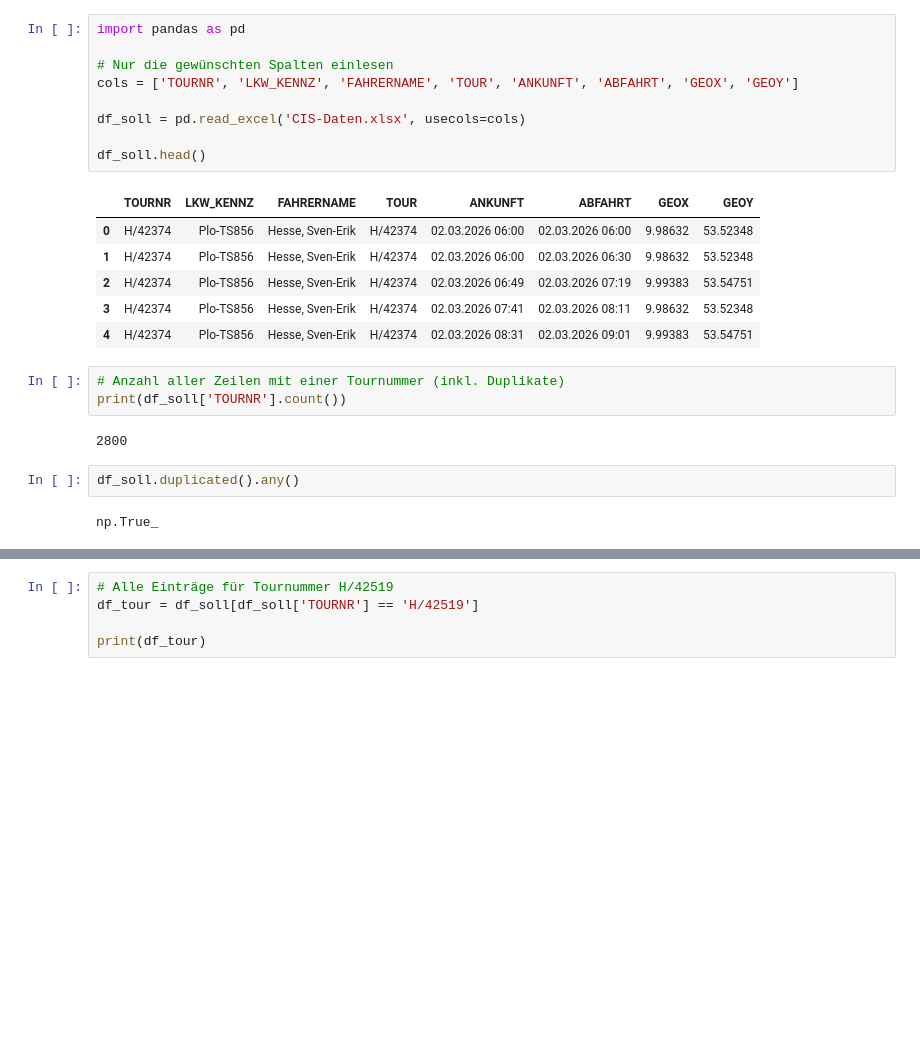
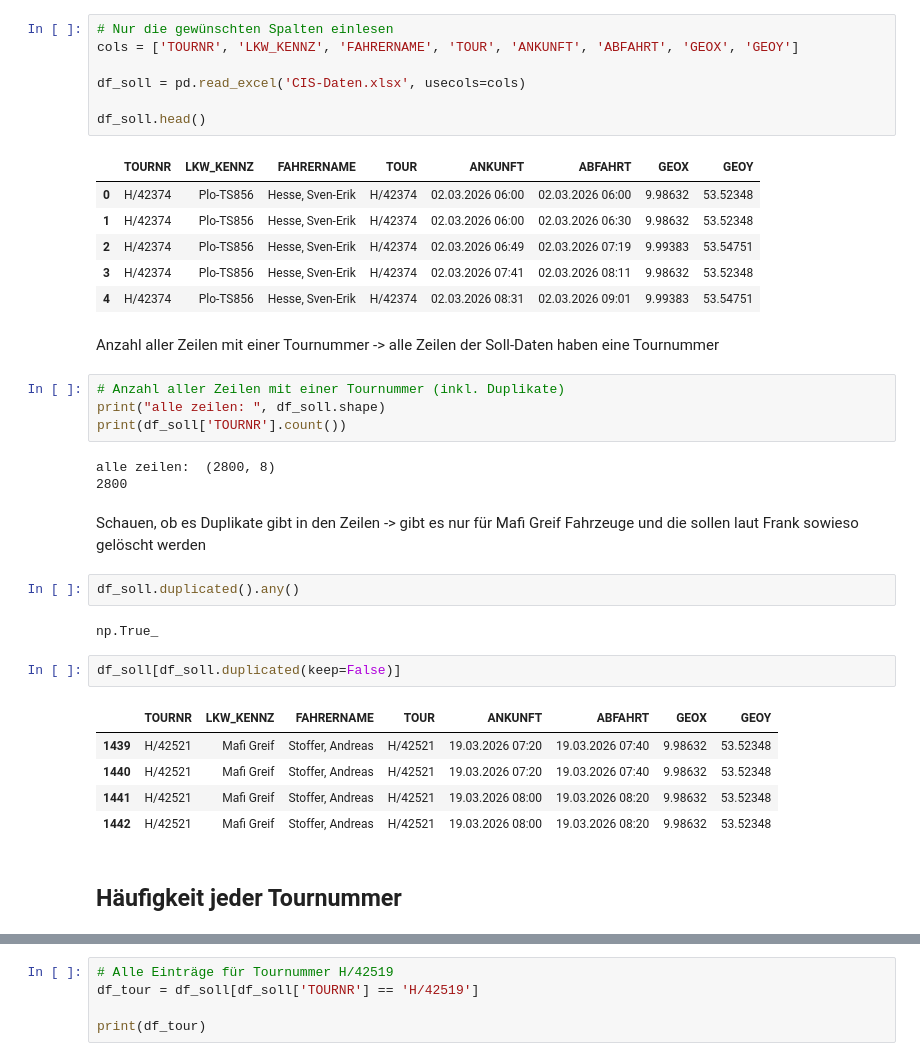
Before and after one commit to junguy01/transport_optimization, a Jupyter notebook: Application_neustes.ipynb, the cells around one changed output, grey strips where cells are left out. Cells and saved outputs as stored; diff of their text form; blank space fills up the shorter version.

```diff
--- a/Application_neustes.ipynb
+++ b/Application_neustes.ipynb
@@ -9,6 +15,4 @@ Note: you may need to restart the kernel to use updated packages.
 # %%
-import pandas as pd
-
 # Nur die gewünschten Spalten einlesen
 cols = ['TOURNR', 'LKW_KENNZ', 'FAHRERNAME', 'TOUR', 'ANKUNFT', 'ABFAHRT', 'GEOX', 'GEOY']
 
@@ -22,15 +26,31 @@ df_soll.head()
 | 2 | H/42374 | Plo-TS856 | Hesse, Sven-Erik | H/42374 | 02.03.2026 06:49 | 02.03.2026 07:19 | 9.99383 | 53.54751 |
 | 3 | H/42374 | Plo-TS856 | Hesse, Sven-Erik | H/42374 | 02.03.2026 07:41 | 02.03.2026 08:11 | 9.98632 | 53.52348 |
 | 4 | H/42374 | Plo-TS856 | Hesse, Sven-Erik | H/42374 | 02.03.2026 08:31 | 02.03.2026 09:01 | 9.99383 | 53.54751 |
+# %% [markdown]
+Anzahl aller Zeilen mit einer Tournummer -> alle Zeilen der Soll-Daten haben eine Tournummer
 # %%
 # Anzahl aller Zeilen mit einer Tournummer (inkl. Duplikate)
+print("alle zeilen: ", df_soll.shape)
 print(df_soll['TOURNR'].count())
 # %% [output]
+alle zeilen:  (2800, 8)
 2800
+# %% [markdown]
+Schauen, ob es Duplikate gibt in den Zeilen -> gibt es nur für Mafi Greif Fahrzeuge und die sollen laut Frank sowieso gelöscht werden
 # %%
 df_soll.duplicated().any()
 # %% [output]
 np.True_
+# %%
+df_soll[df_soll.duplicated(keep=False)]
+# %% [output]
+|  | TOURNR | LKW_KENNZ | FAHRERNAME | TOUR | ANKUNFT | ABFAHRT | GEOX | GEOY |
+| 1439 | H/42521 | Mafi Greif | Stoffer, Andreas | H/42521 | 19.03.2026 07:20 | 19.03.2026 07:40 | 9.98632 | 53.52348 |
+| 1440 | H/42521 | Mafi Greif | Stoffer, Andreas | H/42521 | 19.03.2026 07:20 | 19.03.2026 07:40 | 9.98632 | 53.52348 |
+| 1441 | H/42521 | Mafi Greif | Stoffer, Andreas | H/42521 | 19.03.2026 08:00 | 19.03.2026 08:20 | 9.98632 | 53.52348 |
+| 1442 | H/42521 | Mafi Greif | Stoffer, Andreas | H/42521 | 19.03.2026 08:00 | 19.03.2026 08:20 | 9.98632 | 53.52348 |
+# %% [markdown]
+## Häufigkeit jeder Tournummer
 # %%
 # Häufigkeit jeder Tournummer
 print(df_soll['TOURNR'].value_counts())
```
Also changed, not shown: parts of 32 cells of this notebook, 1 other file.
